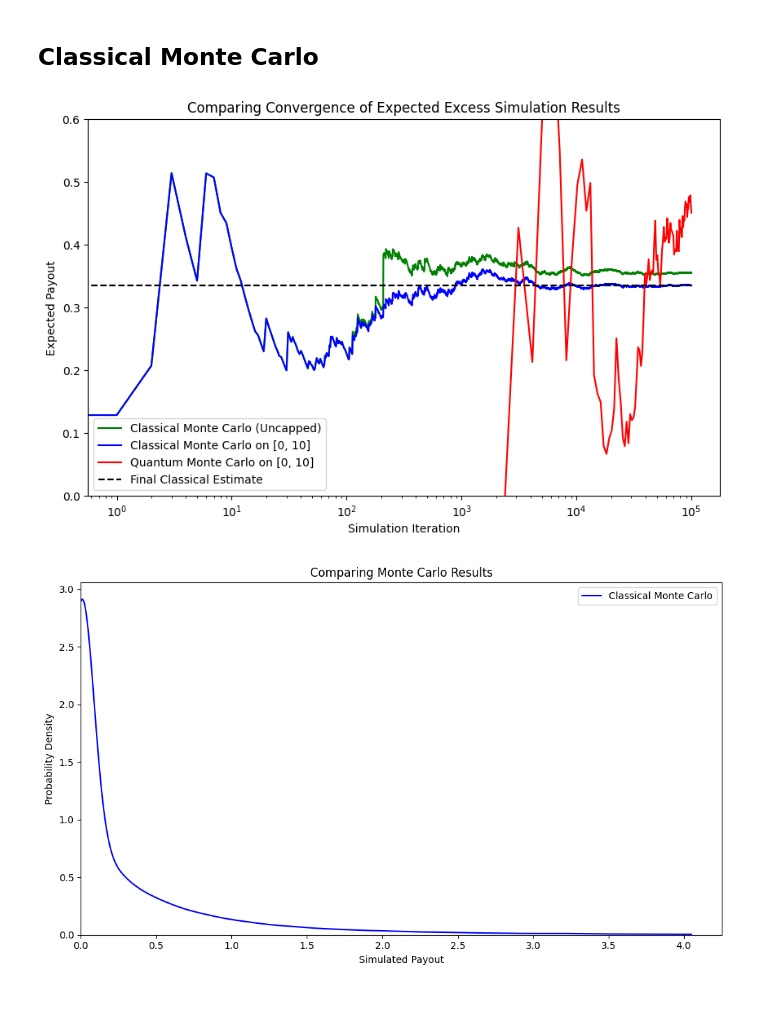
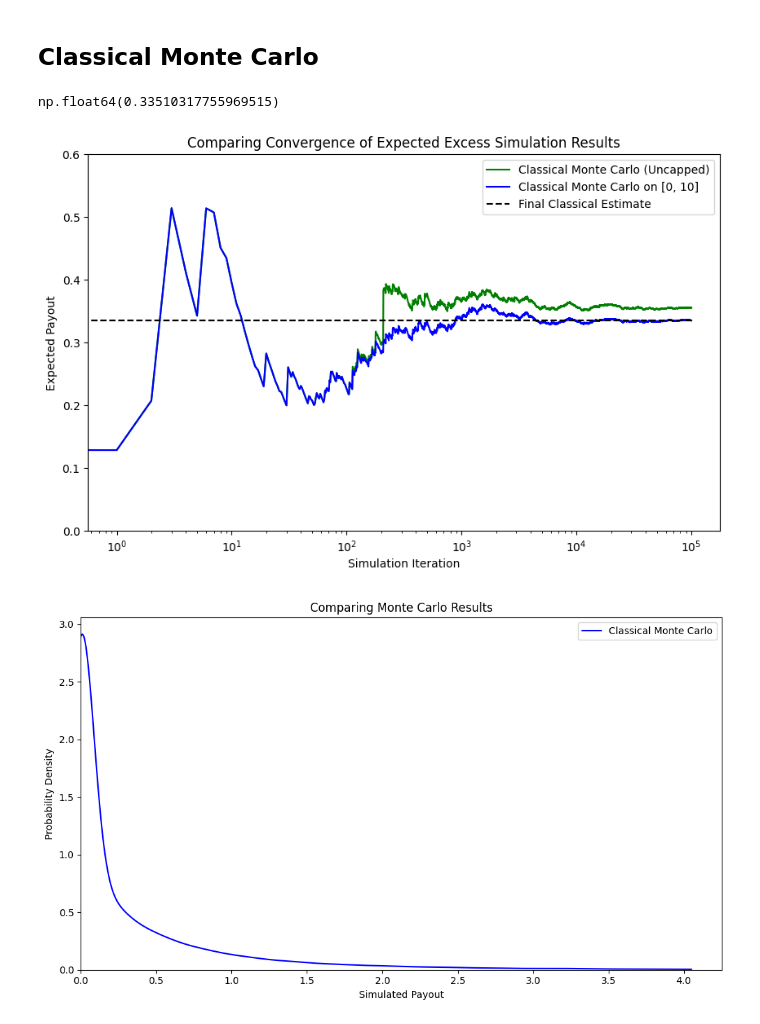
Before and after one commit to AlexFiliakov/knowledge-pricing, a Jupyter notebook: 4.b. Quantum Excess Evaluation Algorithm.ipynb, the cells around one changed output. Cells and saved outputs as stored; diff of their text form; code cells hidden in the pictures.

Commit message:
running up to the measurement now

```diff
--- a/4.b. Quantum Excess Evaluation Algorithm.ipynb
+++ b/4.b. Quantum Excess Evaluation Algorithm.ipynb
@@ -797,27 +684,31 @@ for i in range(cmc_samples):
     lnorm_0_10 = lnorm if lnorm <= 10 else 10
     payout_0_10 = 0 if lnorm_0_10 <= 1 else lnorm_0_10 - 0.6*(lnorm_0_10 - 1) - 1
     cmc_results_0_10[i] = payout_0_10
+# %%
+cmc_running_mean_0_10[-1]
+# %% [output]
+np.float64(0.33510317755969515)
 # %%
 cmc_running_mean = np.cumsum(cmc_results) / np.arange(1, len(cmc_results) + 1)
 cmc_running_mean_0_10 = np.cumsum(cmc_results_0_10) / np.arange(1, len(cmc_results_0_10) + 1)
 cmc_x = range(cmc_samples)
 
 # Plot the results
 plt.figure(figsize=(10, 6)) #, dpi=300)
 plt.plot(cmc_x, cmc_running_mean, 'g-', label='Classical Monte Carlo (Uncapped)')
 plt.plot(cmc_x, cmc_running_mean_0_10, 'b-', label='Classical Monte Carlo on [0, 10]')
-plt.plot(df_conv["shots"], df_conv["expected_payment"], 'r-', label='Quantum Monte Carlo on [0, 10]')
+# plt.plot(df_conv["shots"], df_conv["expected_payment"], 'r-', label='Quantum Monte Carlo on [0, 10]')
 plt.hlines(y=cmc_running_mean_0_10[-1], xmin=0, xmax=cmc_samples, color='k', linestyle='--', label='Final Classical Estimate')
 plt.legend(loc='best')
 plt.title('Comparing Convergence of Expected Excess Simulation Results')
 plt.xlabel('Simulation Iteration')
 plt.ylabel('Expected Payout')
 plt.ylim(0, 0.6)
 plt.xscale('log', base=10)
 plt.axis([0, None, 0, None])
 plt.show()
 # %% [output]
-[figure, old version]
+[figure, new version]
 # %%
 # Plot the results
 plt.figure(figsize=(10, 6)) #, dpi=300)
```
Also changed, not shown: parts of 18 cells of this notebook.
